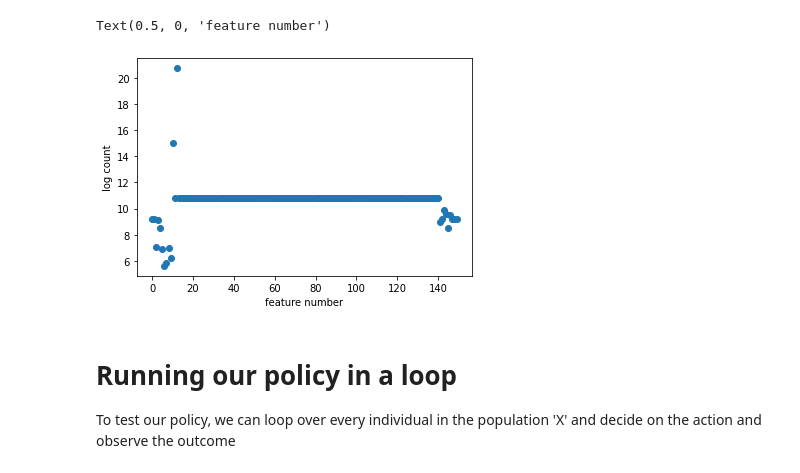
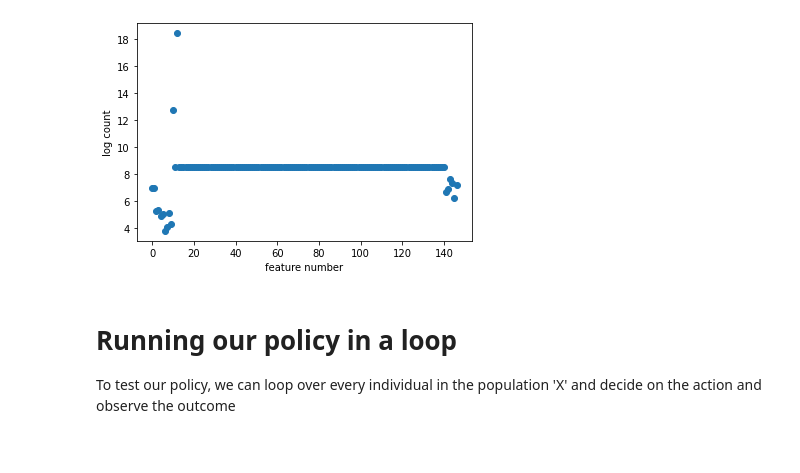
Before and after one commit to Even-tr/Project-2-Fairness-Privacy-Experiment-Design, a Jupyter notebook: src/policy.ipynb, the cells around one changed output. Cells and saved outputs as stored; diff of their text form; code cells hidden in the pictures.

Commit message:
Added a number of features including a policy with random trial, a predict function for the beta bernoullli model and started to integrate diffeerent prediction models

```diff
--- a/src/policy.ipynb
+++ b/src/policy.ipynb
@@ -113,8 +285,12 @@ def privacy_tradeoff(epsilon, policy):
 n_genes = 128
 n_vaccines = 3 # DO NOT CHANGE, breaks the simulator.
 n_treatments = 4
-n_population = 10_0000
-n_symptoms = 9
+n_population = 10_000
+n_symptoms = 10
+batch_size = 2000
+
+assert n_population/batch_size == n_population//batch_size, 'the batch size must evenly divide the number of people'
+
 
 # symptom names for easy reference
 from covid.auxilliary import symptom_names
@@ -126,11 +309,11 @@ n_features = X.shape[1]
 # %%
 # Plotting data for some intution
 plt.scatter(range(150),np.log(np.sum(X, axis=0)))
 plt.ylabel('log count')
 plt.xlabel('feature number')
+None
 # %% [output]
-Text(0.5, 0, 'feature number')
-[figure, old version]
+[figure, new version]
 # %% [markdown]
 # Running our policy in a loop
 To test our policy, we can loop over every individual in the population 'X' and decide on the action and observe the outcome
```
Also changed, not shown: parts of 25 cells of this notebook, 3 other files.
